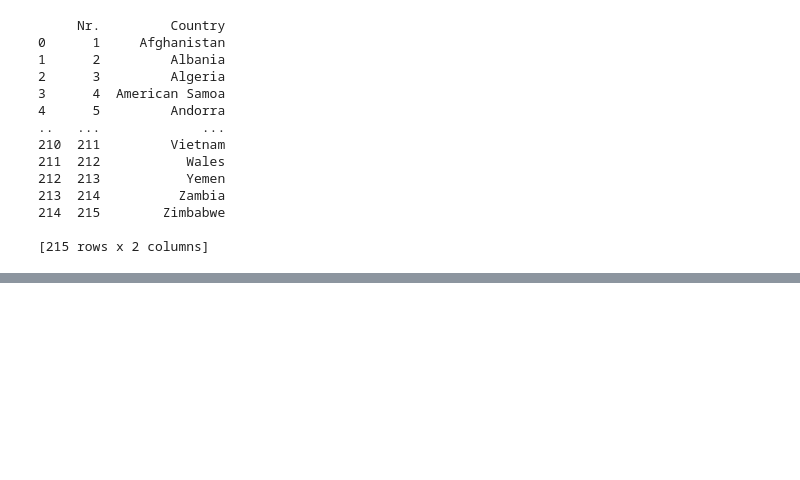
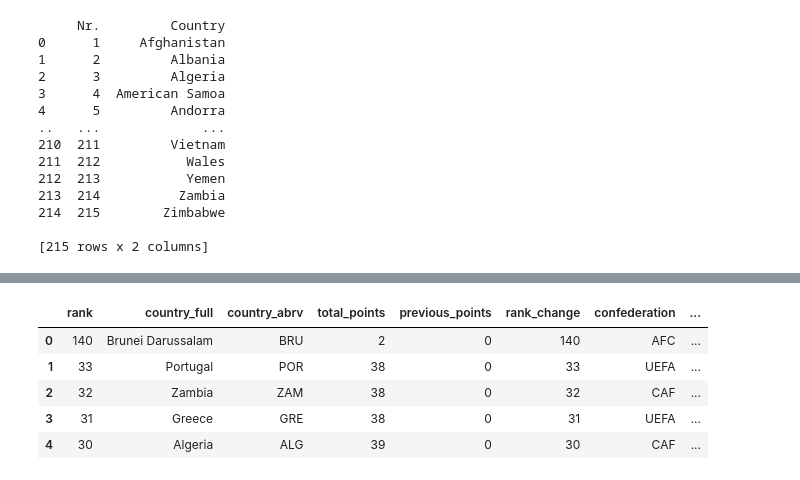
Before and after one commit to ahmad2025-ai/Project_1, a Jupyter notebook: Main.ipynb, the cells around one changed output, grey strips where cells are left out. Cells and saved outputs as stored; diff of their text form; code cells hidden in the pictures; blank space fills up the shorter version.

```diff
--- a/Main.ipynb
+++ b/Main.ipynb
@@ -93,0 +126,9 @@ print(FIFA)
+# %%
+ranking_ag.head()
+# %% [output]
+|  | rank | country_full | country_abrv | total_points | previous_points | rank_change | confederation | ... |
+| 0 | 140 | Brunei Darussalam | BRU | 2 | 0 | 140 | AFC | ... |
+| 1 | 33 | Portugal | POR | 38 | 0 | 33 | UEFA | ... |
+| 2 | 32 | Zambia | ZAM | 38 | 0 | 32 | CAF | ... |
+| 3 | 31 | Greece | GRE | 38 | 0 | 31 | UEFA | ... |
+| 4 | 30 | Algeria | ALG | 39 | 0 | 30 | CAF | ... |
```
Also changed, not shown: parts of 10 cells of this notebook, 4 other files.
